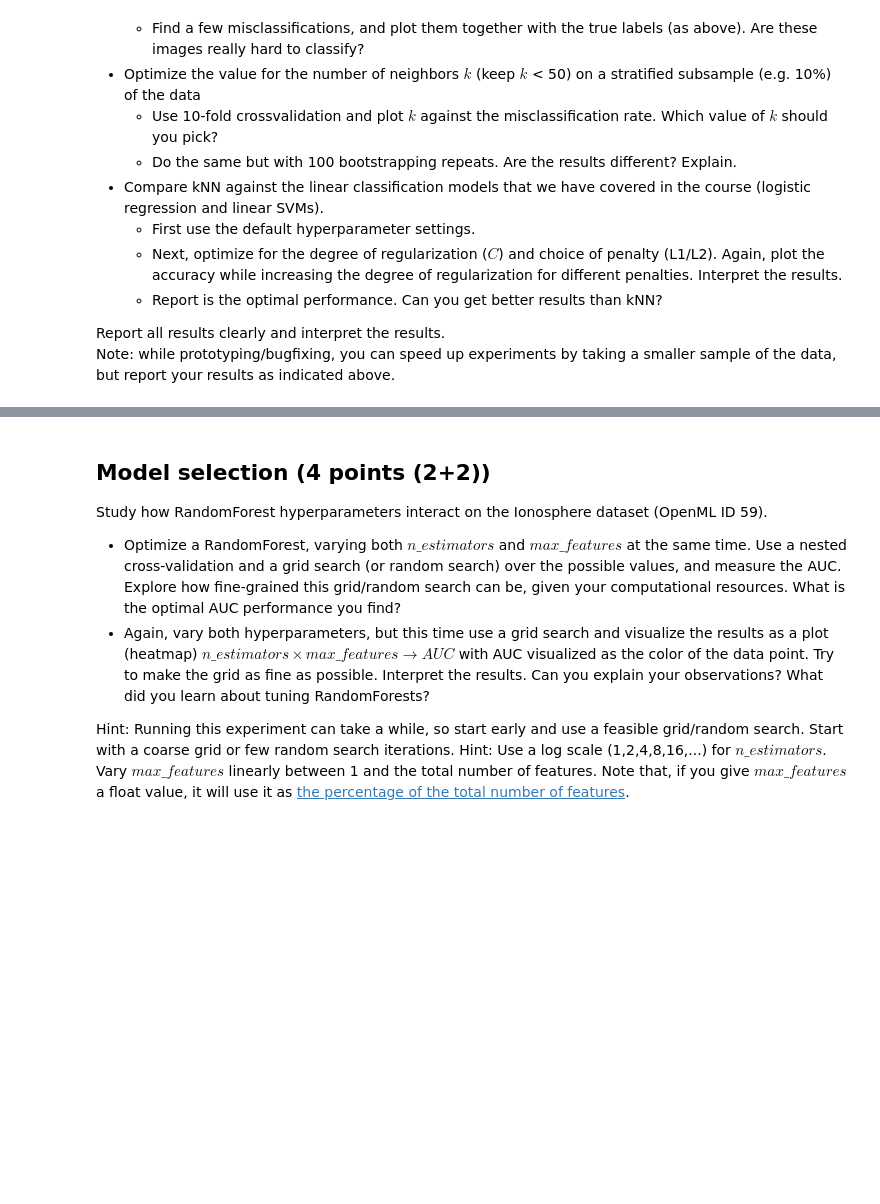
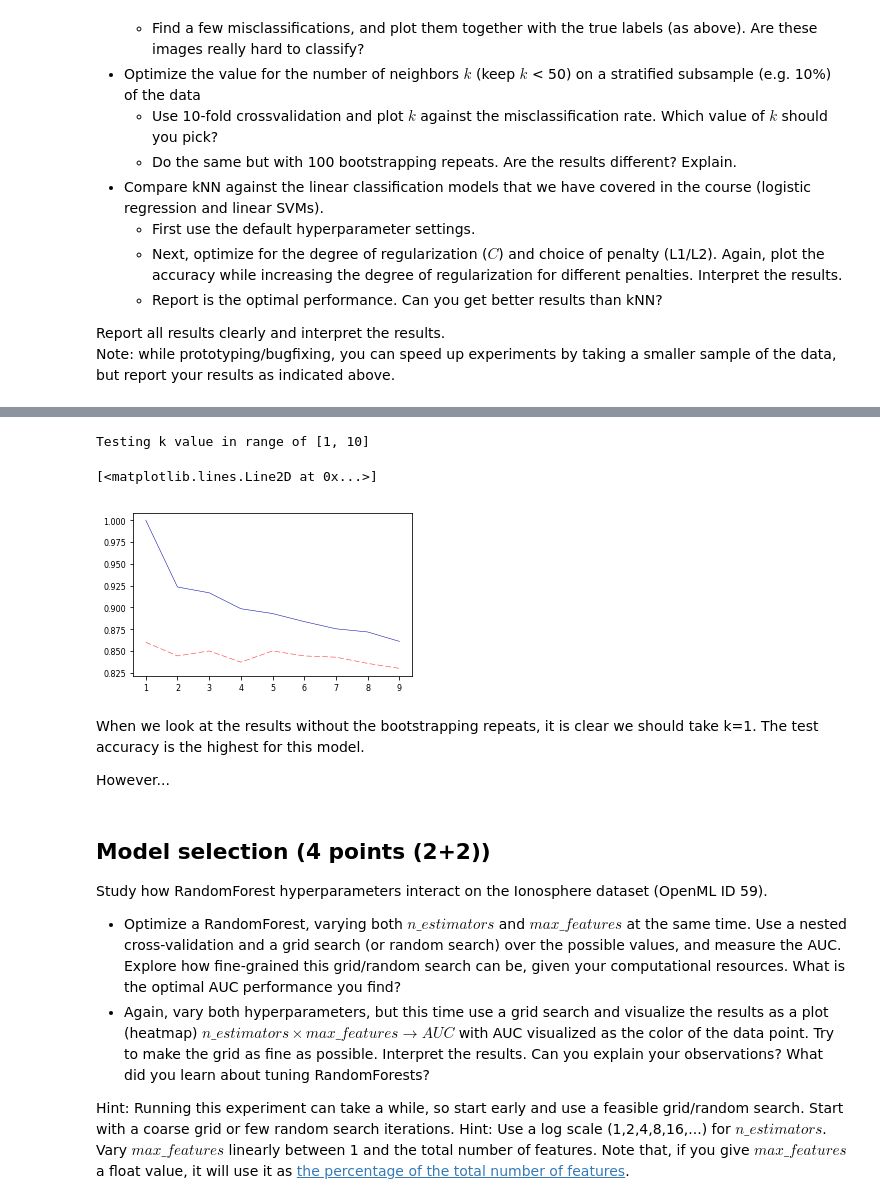
Before and after one commit to Zilarion/2IMW30-Assignment-1-2, a Jupyter notebook: a1/Assignment 1.ipynb, the cells around one changed output, grey strips where cells are left out. Saved outputs shown, nothing was run; the diff lists cells and outputs as text; code cells hidden in the pictures; blank space fills up the shorter version.

```diff
--- a/a1/Assignment 1.ipynb
+++ b/a1/Assignment 1.ipynb
@@ -87,3 +98,59 @@ plt.show()
+# %%
+from sklearn.model_selection import KFold
+import pandas as pd
+
+# -- Settings --
+percentage = 0.01                            # A multiplier which controls the percentage of data we use, set to 1 to run with all data
+nSplits = 10                                # k-fold value
+
+# Build a list of the training and test scores for increasing amount of neighbors
+training_accuracy = []
+test_accuracy = []
+
+# Tests kNN classifier for a certain neighbor value using k-fold on dataset X
+def kfold_test(k_fold, x_data, y_data, n_neighbors):
+    trainAccuracy = [];
+    testAccuracy = [];
+    for k, (train, test) in enumerate(k_fold.split(x_data, y_data)):
+        # build the model
+        clf = neighbors.KNeighborsClassifier(n_neighbors=n_neighbors).fit(x_data[train], y_data[train])
+
+        # record training and test set accuracy
+        trainAccuracy.append(clf.score(x_data[train], y_data[train]))
+        testAccuracy.append(clf.score(x_data[test], y_data[test]))
+
+    return (pd.DataFrame(trainAccuracy).mean()[0], pd.DataFrame(testAccuracy).mean()[0])
+
+# Create k-fold
+kf = KFold(n_splits=nSplits)
+
+# reduce data set size by the given percentage
+x_data = X[:int(len(X)*percentage)];
+y_data = y[:int(len(y)*percentage)];
+
+# Set range of k values to be tested
+k = range(1,10)
+print("Testing k value in range of [1, 10]");
+
+# uses kf-old testing to find training and test accuracy for different amount of neighbors
+for n_neighbors in k:
+    train_a, test_a = kfold_test(kf, x_data, y_data, n_neighbors)
+    training_accuracy.append(train_a)
+    test_accuracy.append(test_a)
+
+# Plot the results
+plt.plot(k, training_accuracy, label="training accuracy")
+plt.plot(k, test_accuracy, label="test accuracy")
+
+#Do the same but with 100 bootstrapping repeats. Are the results different? Explain.
+# %% [output]
+Testing k value in range of [1, 10]
+[<matplotlib.lines.Line2D at 0x...>]
+[figure, added]
+# %% [markdown]
+When we look at the results without the bootstrapping repeats, it is clear we should take k=1. The test accuracy is the highest for this model.
+
+However...
 # %%
 # Comparing kNN to others
 # %% [markdown]
```
Also changed, not shown: parts of 11 cells of this notebook.
